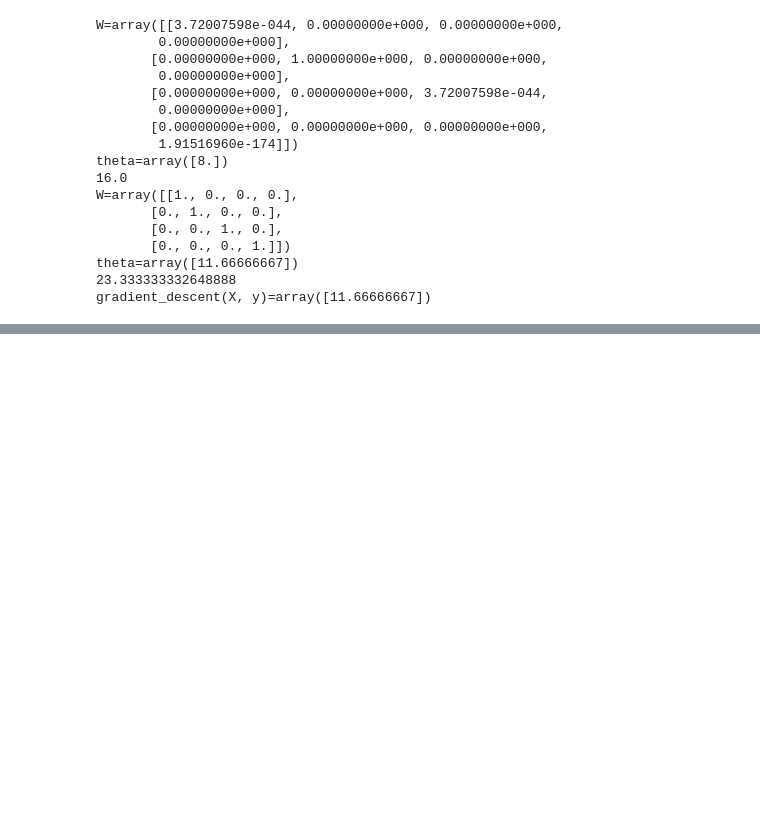
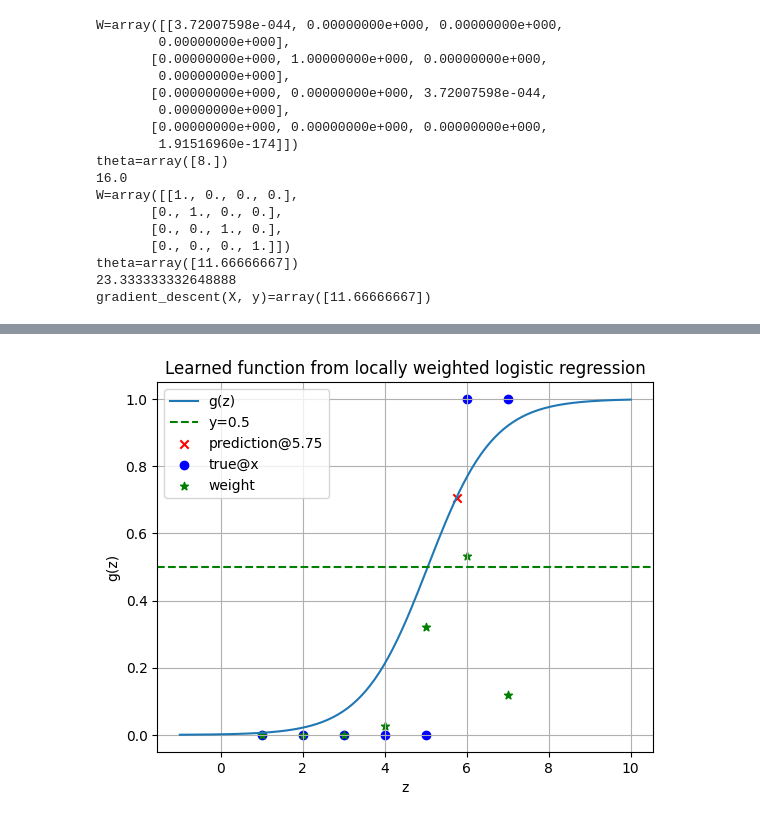
Before and after one commit to argfrot/aiagents, a Jupyter notebook: cs229.ipynb, the cells around one changed output, grey strips where cells are left out. Saved outputs shown, nothing was run; the diff lists cells and outputs as text; code cells hidden in the pictures; blank space fills up the shorter version.

```diff
--- a/cs229.ipynb
+++ b/cs229.ipynb
@@ -476,0 +889,16 @@ gradient_descent(X, y)=array([11.66666667])
+# %%
+z_values = np.linspace(-1, 10, 20*10)
+plt.plot(z_values, [sigmoid(translate_x(z) @ theta) for z in z_values], label='g(z)')
+plt.axhline(0.5, color='green', linestyle='--', label='y=0.5')
+# plt.axvline(2.48, color='red', linestyle='--', label='x=2.5')
+plt.scatter(target, sigmoid(translate_x(target) @ theta), marker='x', color='red', label=f'prediction@{target}')
+plt.scatter(X_raw, y, marker='o', color='blue', label='true@x')
+plt.scatter(X_raw, W/sum(W), marker='*', color='green', label='weight')
+plt.grid(True)
+plt.xlabel('z')
+plt.ylabel('g(z)')
+plt.title('Learned function from locally weighted logistic regression')
+plt.legend()
+plt.show()
+# %% [output]
+[figure, added]
```
Also changed, not shown: parts of 24 cells of this notebook, 1 other file.
